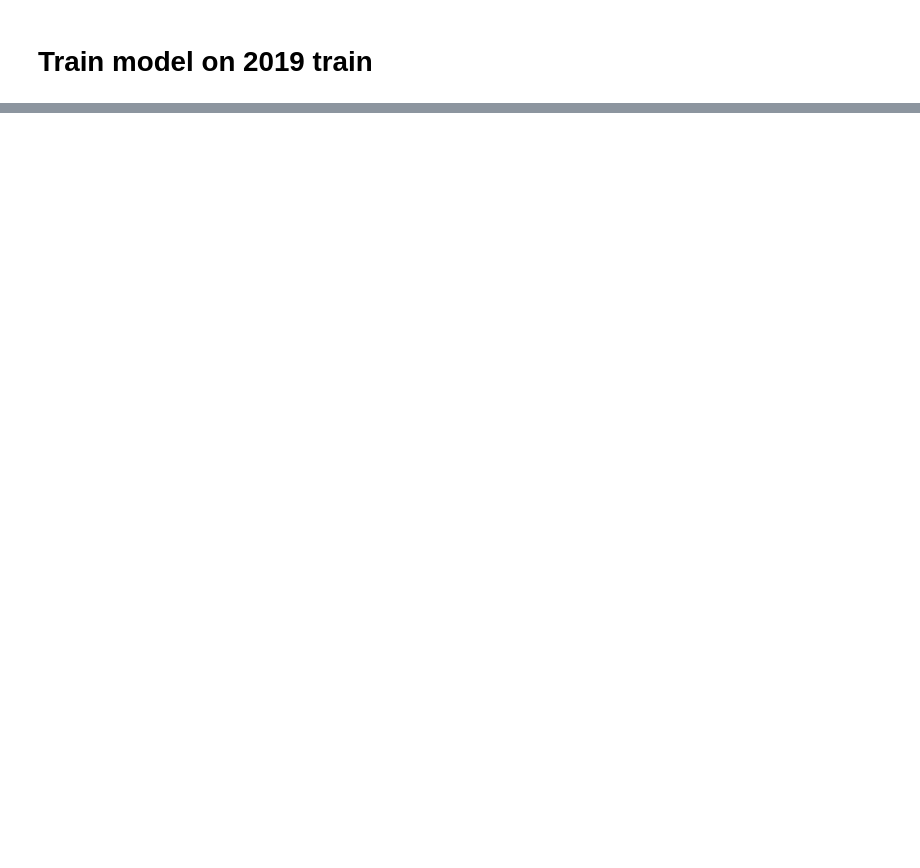
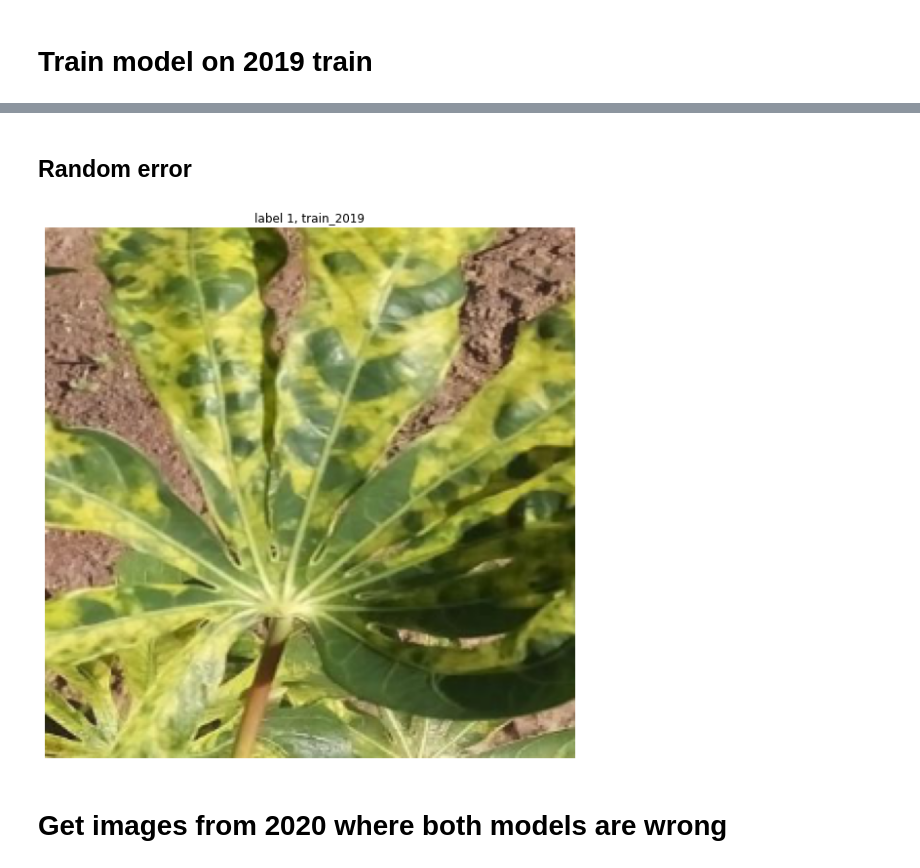
Before and after one commit to btseytlin/kaggle_cassava, a Jupyter notebook: notebooks/eval_on_2019.ipynb, the cells around one changed output, grey strips where cells are left out. Cells and saved outputs as stored; diff of their text form; code cells hidden in the pictures; blank space fills up the shorter version.

```diff
--- a/notebooks/eval_on_2019.ipynb
+++ b/notebooks/eval_on_2019.ipynb
@@ -243,0 +290,13 @@ print('2020 score', score)
+# %% [markdown]
+## Random error
+# %%
+idx = np.random.choice(both_errors_2019)
+img, label = train[idx]
+source = train.sources[idx]
+plt.figure(figsize=(10, 10))
+plot_image(unnorm(get_test_transforms()(image=img)['image']), label=f'label {label}, {source}')
+plt.show()
+# %% [output]
+[figure, added]
+# %% [markdown]
+# Get images from 2020 where both models are wrong
```
Also changed, not shown: parts of 34 cells of this notebook, 9 other files.
